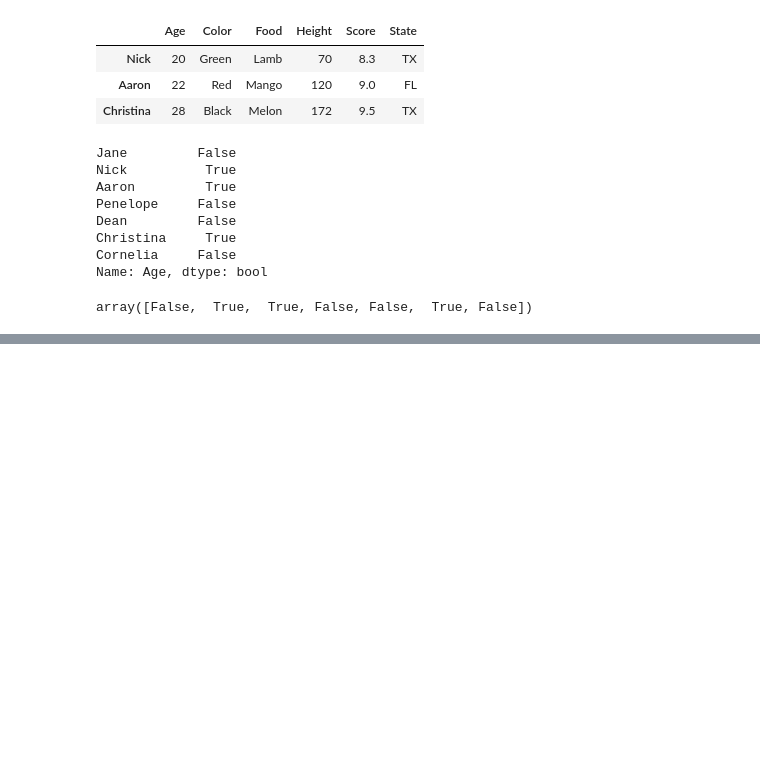
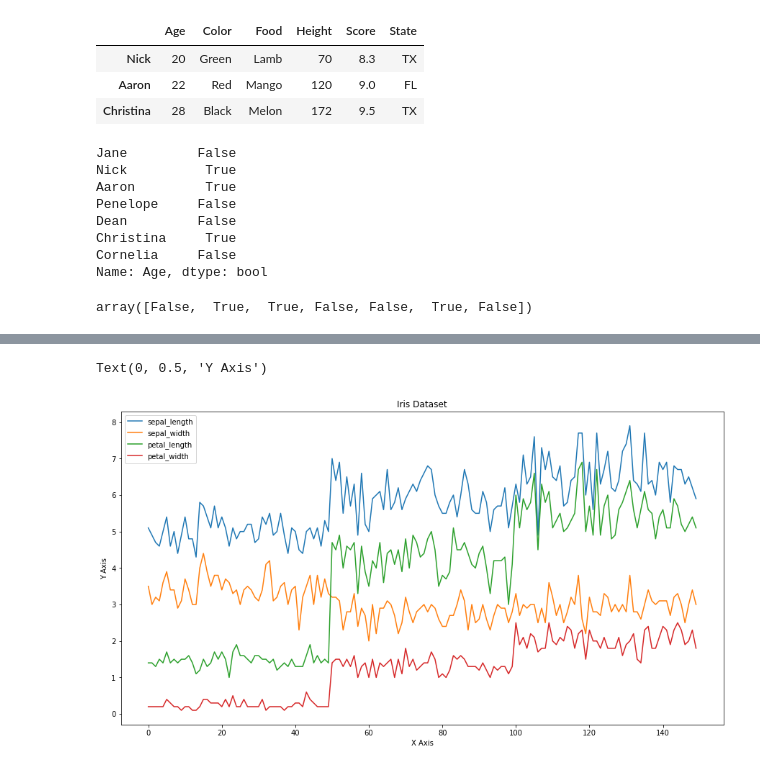
Before and after one commit to anishcr/kanagawa-university-python-demo, a Jupyter notebook: Pandas.ipynb, the cells around one changed output, grey strips where cells are left out. Drawn from its saved outputs; the diff is of its cells as text; code cells hidden in the pictures; blank space fills up the shorter version.

```diff
--- a/Pandas.ipynb
+++ b/Pandas.ipynb
@@ -330,0 +380,3 @@ array([False,  True,  True, False, False,  True, False])
+# %%
+iris = sns.load_dataset('iris')
+iris.head()
@@ -330,0 +390,7 @@ array([False,  True,  True, False, False,  True, False])
+# %%
+ax = iris.plot(figsize=(15,8), title='Iris Dataset')
+ax.set_xlabel('X Axis')
+ax.set_ylabel('Y Axis')
+# %% [output]
+Text(0, 0.5, 'Y Axis')
+[figure, added]
```
Also changed, not shown: parts of 15 cells of this notebook.
